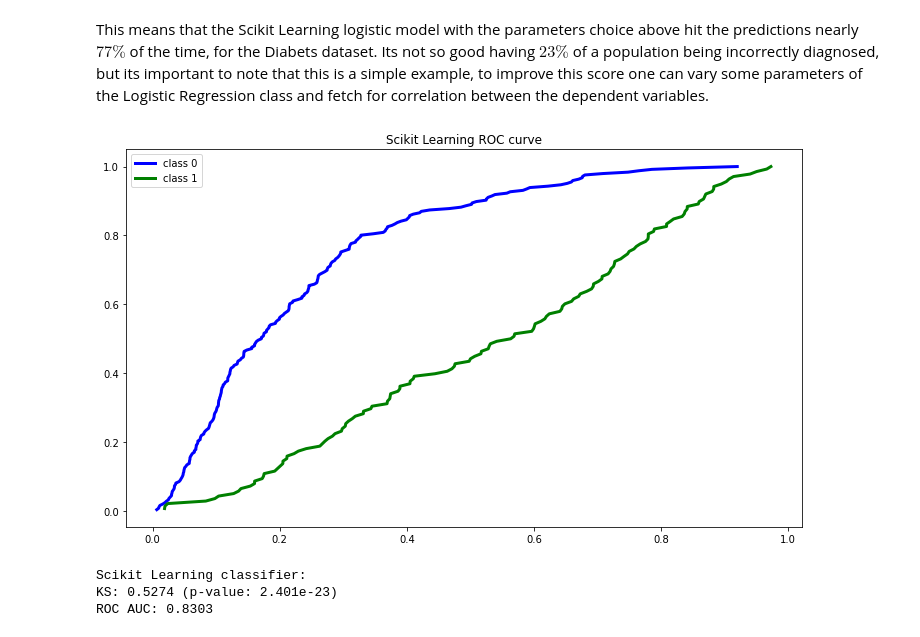
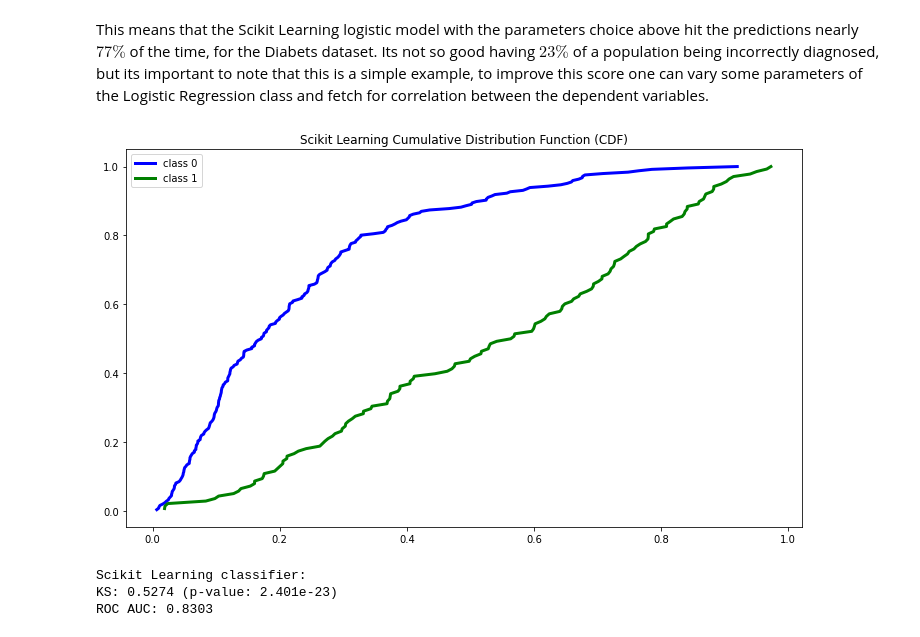
Before and after one commit to dimasjackson/Logistic-Regression-Clearly-Explained, a Jupyter notebook: logistic-regression-clearly-explained.ipynb, the cells around one changed output. Drawn from its saved outputs; the diff is of its cells as text; code cells hidden in the pictures.

```diff
--- a/logistic-regression-clearly-explained.ipynb
+++ b/logistic-regression-clearly-explained.ipynb
@@ -304,16 +304,16 @@ import seaborn as sns # Data visualization
 # %%
 # Visualize the ROC curve
 fig = plt.figure(figsize = (10, 6))
 ax1 = plt.subplot()
 
-ax1.set_title("Scikit Learning ROC curve")
+ax1.set_title("Scikit Learning Cumulative Distribution Function (CDF)")
 sns.lineplot(x = sk_cdf['proba0'], y = sk_cdf['cdf0'], color = 'b', ax = ax1, linewidth = 3)
 sns.lineplot(x = sk_cdf['proba1'], y = sk_cdf['cdf1'], color = 'g', ax = ax1, linewidth = 3)
 ax1.legend(["class 0", "class 1"])
 
 plt.tight_layout()
 # %% [output]
-[figure, old version]
+[figure, new version]
 # %%
 from scipy.stats import ks_2samp # Kolmogorv-Smirnov (KS) Test
 from sklearn.metrics import roc_auc_score #ROC Area Under Curve (AUC) score
```
Also changed, not shown: parts of 16 cells of this notebook.
